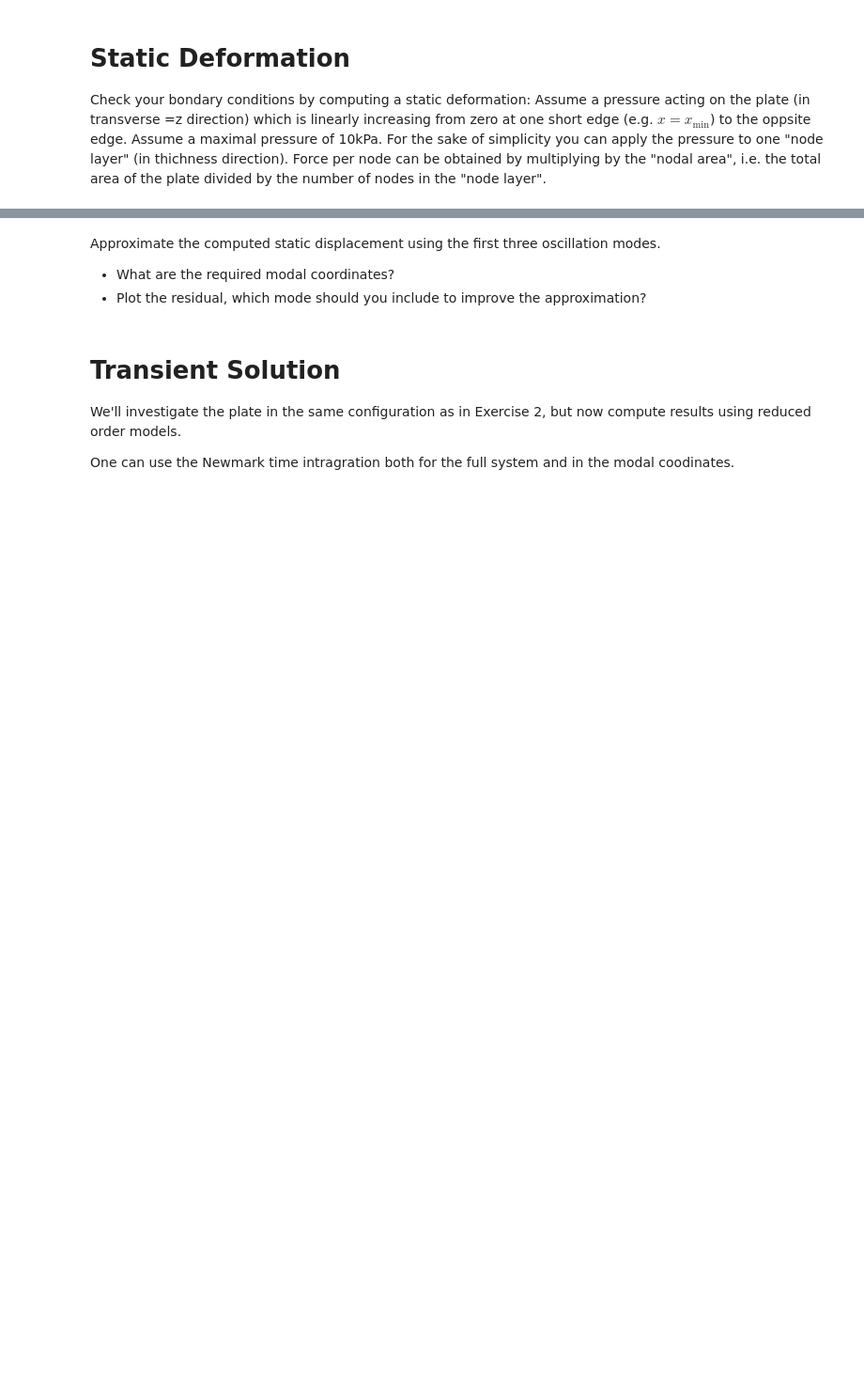
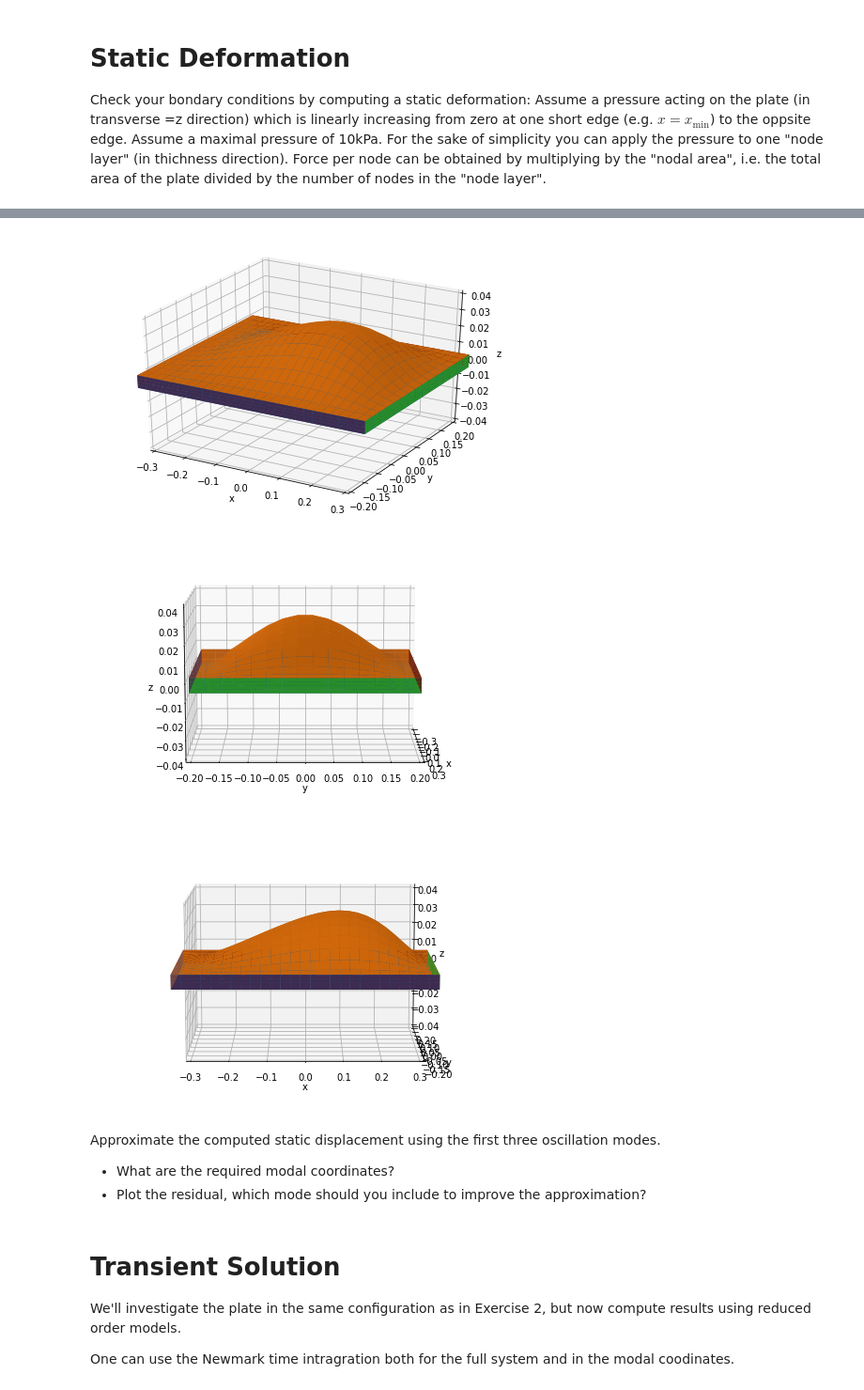
Before and after one commit to phmandl/modalanalyse, a Jupyter notebook: HW3/3_ModalSubspace_coupled_oscillators-richard.ipynb, the cells around one changed output, grey strips where cells are left out. Shown at 94% size. Drawn from its saved outputs; the diff is of its cells as text; code cells hidden in the pictures; blank space fills up the shorter version.

```diff
--- a/HW3/3_ModalSubspace_coupled_oscillators-richard.ipynb
+++ b/HW3/3_ModalSubspace_coupled_oscillators-richard.ipynb
@@ -256,3 +337,65 @@ ax.legend()
+# %%
+def plot_3d_deformation(X, u, elev=30.0, azim=60.0):
+
+    # format U like X
+    U = np.array([u[Ix],u[Iy],u[Iz]]).T
+    s = 0.5/np.max(np.sqrt(np.sum(U**2,axis=0)))
+    Xu = X + s*U_linear
+
+    # Set up figure
+    fig = plt.figure()
+    ax = Axes3D(fig, elev=elev, azim=azim)
+
+    # Plot a basic wireframe.
+    index = 1
+
+    x_bot = np.reshape(Xu[N_bot,0],(len(y),len(x)))
+    y_bot = np.reshape(Xu[N_bot,1],(len(y),len(x)))
+    z_bot = np.reshape(Xu[N_bot,2],(len(y),len(x)))
+
+    x_top = np.reshape(Xu[N_top,0],(len(y),len(x)))
+    y_top = np.reshape(Xu[N_top,1],(len(y),len(x)))
+    z_top = np.reshape(Xu[N_top,2],(len(y),len(x)))
+
+    x_o = np.reshape(Xu[No,0],(len(y),len(z)))
+    y_o = np.reshape(Xu[No,1],(len(y),len(z)))
+    z_o = np.reshape(Xu[No,2],(len(y),len(z)))
+
+    x_n = np.reshape(Xu[Nn,0],(len(x),len(z)))
+    y_n = np.reshape(Xu[Nn,1],(len(x),len(z)))
+    z_n = np.reshape(Xu[Nn,2],(len(x),len(z)))
+
+    x_s = np.reshape(Xu[Ns,0],(len(x),len(z)))
+    y_s = np.reshape(Xu[Ns,1],(len(x),len(z)))
+    z_s = np.reshape(Xu[Ns,2],(len(x),len(z)))
+
+    x_w = np.reshape(Xu[Nw,0],(len(y),len(z)))
+    y_w = np.reshape(Xu[Nw,1],(len(y),len(z)))
+    z_w = np.reshape(Xu[Nw,2],(len(y),len(z)))
+
+    sf1 = ax.plot_surface(x_bot, y_bot, z_bot, rstride=index, cstride=index)
+    sf2 = ax.plot_surface(x_top, y_top, z_top, rstride=index, cstride=index)
+    sf3 = ax.plot_surface(x_o, y_o, z_o, rstride=index, cstride=index)
+    sf4 = ax.plot_surface(x_n, y_n, z_n, rstride=index, cstride=index)
+    sf5 = ax.plot_surface(x_s, y_s, z_s, rstride=index, cstride=index)
+    sf6 = ax.plot_surface(x_w, y_w, z_w, rstride=index, cstride=index)
+
+    ax.set_xlim(-0.3,0.3)
+    ax.set_ylim(-0.2,0.2)
+    ax.set_zlim(-0.04,0.04)
+
+    ax.set_xlabel('x')
+    ax.set_ylabel('y')
+    ax.set_zlabel('z')
+    pass
+
+plot_3d_deformation(X, u_constant, elev=30, azim=-60)
+plot_3d_deformation(X, u_constant, elev=10, azim=0)
+plot_3d_deformation(X, u_constant, elev=10, azim=-90)
+# %% [output]
+[figure, added]
+[figure, added]
+[figure, added]
 # %% [markdown]
 Approximate the computed static displacement using the first three oscillation modes.
 * What are the required modal coordinates?
```
Also changed, not shown: parts of 12 cells of this notebook.
